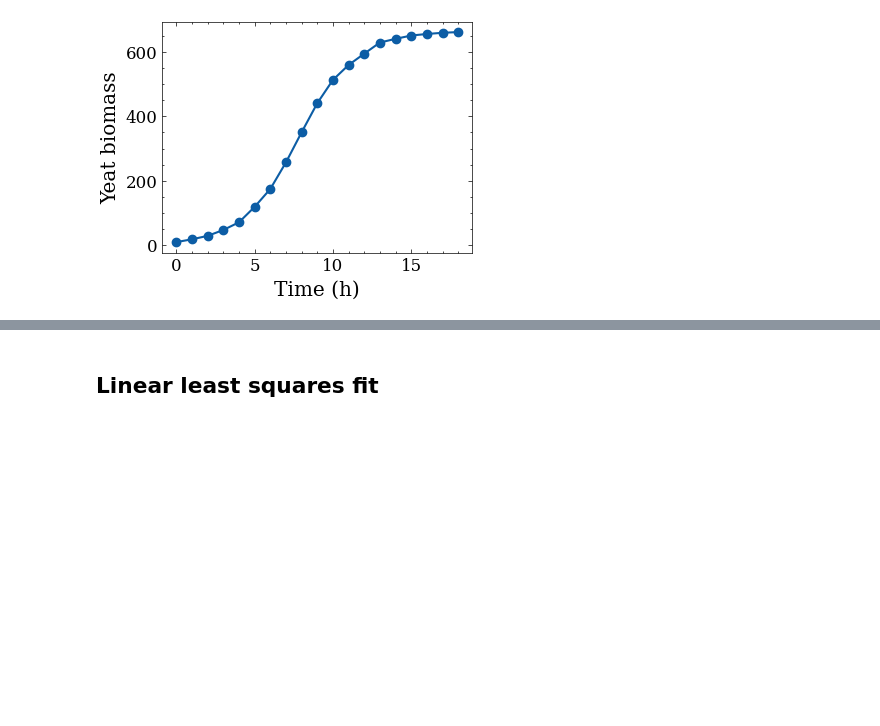
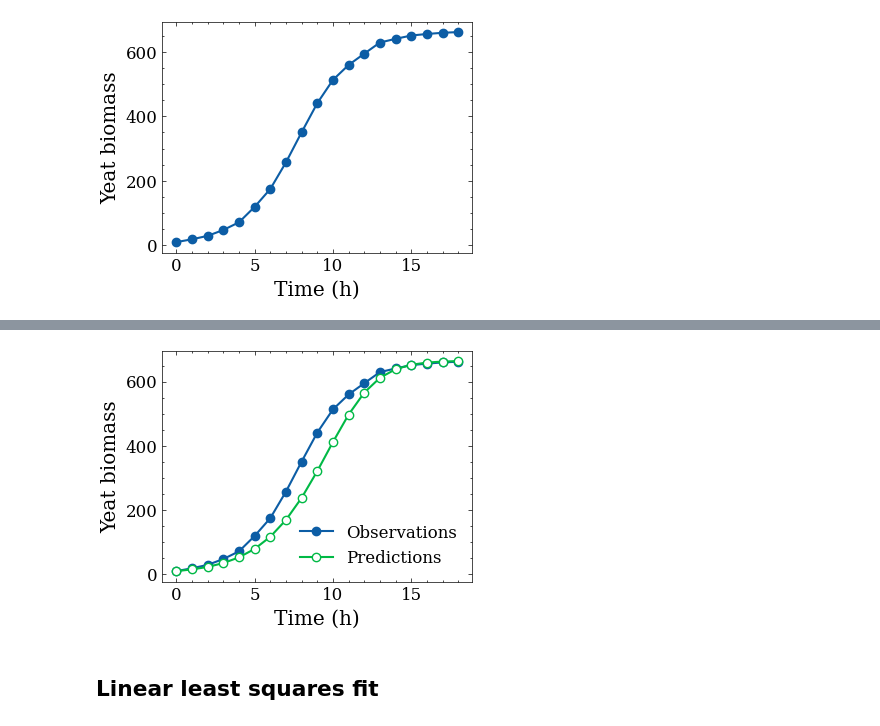
Before and after one commit to liwt31/MathModel, a Jupyter notebook: 01YeastInCulture.ipynb, the cells around one changed output, grey strips where cells are left out. Drawn from its saved outputs; the diff is of its cells as text; code cells hidden in the pictures; blank space fills up the shorter version.

```diff
--- a/01YeastInCulture.ipynb
+++ b/01YeastInCulture.ipynb
@@ -40,0 +43,7 @@ plt.show()
+# %%
+p0 = 9.6
+p_list = [p0]
+for i in range(len(time)-1):
+    p = p_list[-1] + 0.00082 * (665 - p_list[-1]) * p_list[-1]
+    p_list.append(p)
+p_list
@@ -41,3 +70,12 @@ plt.show()
+# %%
+plt.plot(time, observed, marker="o", label="Observations")
+plt.plot(time, p_list, marker="o", markerfacecolor="white", label="Predictions")
+plt.legend()
+plt.xlabel("Time (h)")
+plt.ylabel("Yeat biomass")
+plt.show()
+# %% [output]
+[figure, added]
 # %% [markdown]
 ## Linear least squares fit
 # %%
```
Also changed, not shown: parts of 2 cells of this notebook.
